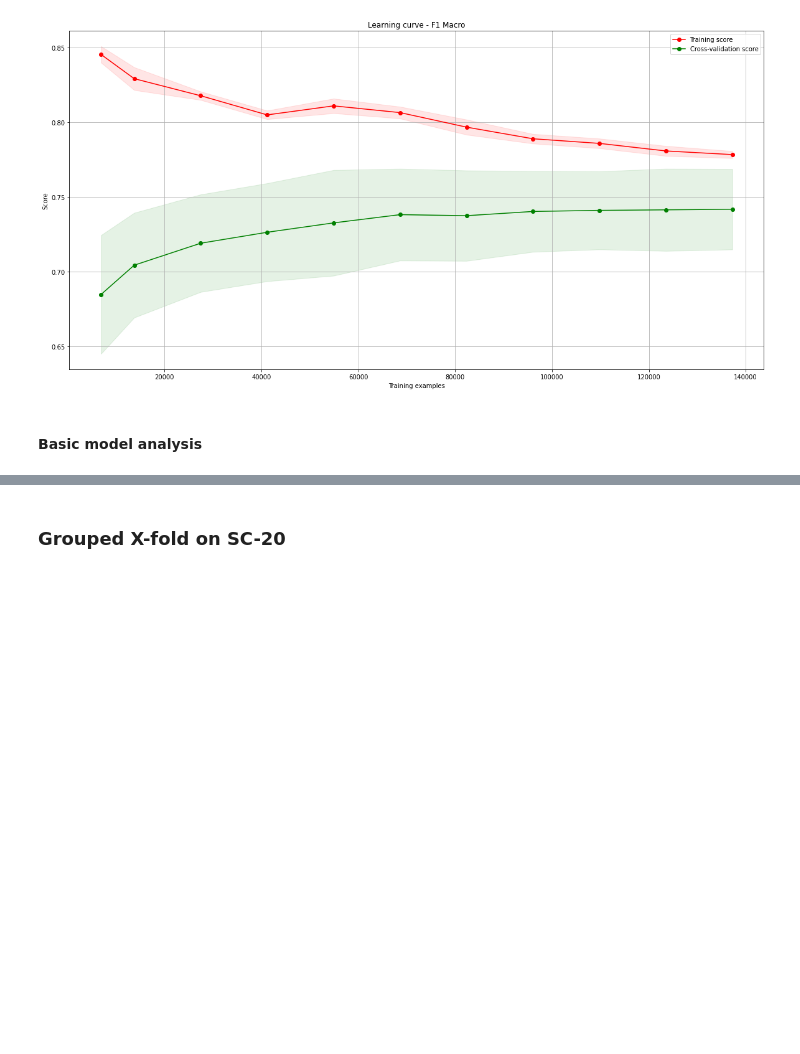
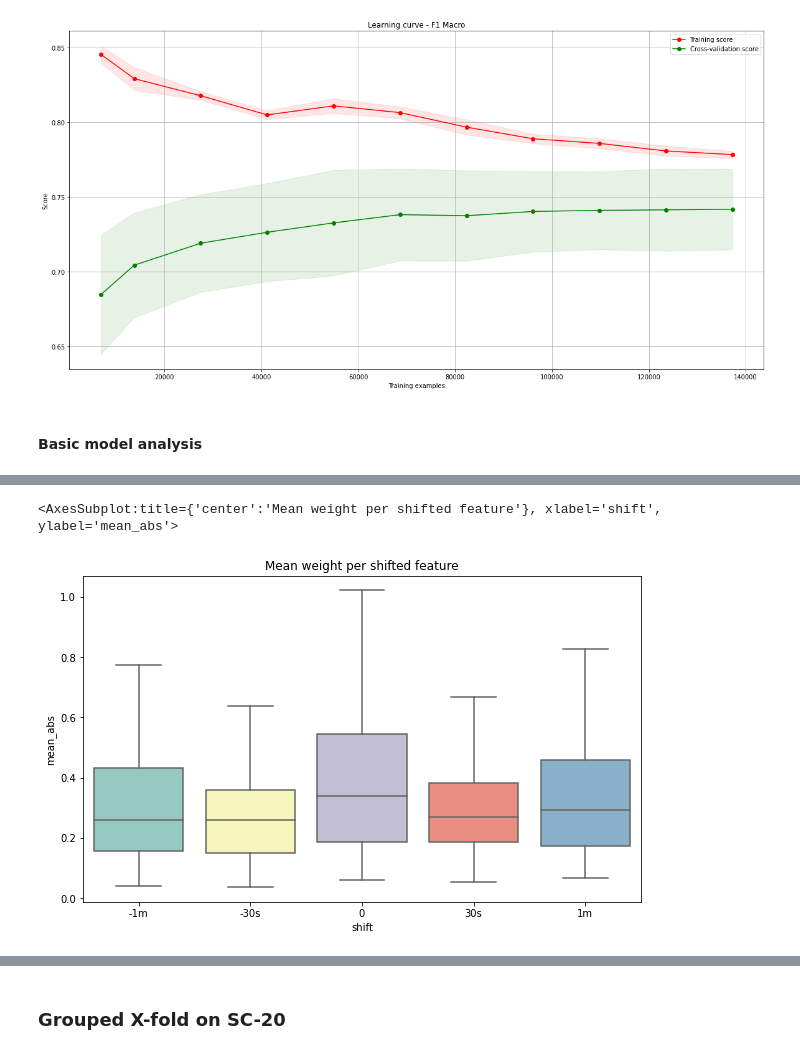
Before and after one commit to predict-idlab/sleep-linear, a Jupyter notebook: notebooks/SleepEDF-SC +- 30min.ipynb, the cells around one changed output, grey strips where cells are left out. Drawn from its saved outputs; the diff is of its cells as text; code cells hidden in the pictures; blank space fills up the shorter version.

```diff
--- a/notebooks/SleepEDF-SC +- 30min.ipynb
+++ b/notebooks/SleepEDF-SC +- 30min.ipynb
@@ -961,0 +1015,23 @@ plot_linear_classification_coefs(pipe, feat_cols=feat_cols)
+# %%
+df_impact = pd.DataFrame()
+df_impact["feature"] = feat_cols
+for i, c in enumerate(pipe.classes_):
+    df_impact[f"weight_{c}"] = pipe[-1].coef_[i,:]
+df_impact["max_abs"] = df_impact.filter(like="weight_").abs().max(axis=1)
+df_impact["mean_abs"] = df_impact.filter(like="weight_").abs().mean(axis=1)
+
+def get_shift(feat_name: str):
+    if not "shift=" in feat_name or "w=1m" in feat_name:
+        return "0"
+    return feat_name.split("shift=")[-1]
+df_impact["shift"] = df_impact.feature.apply(get_shift)
+# print(df_impact["shift"].value_counts())
+
+def get_window_size(feat_name: str):
+    return feat_name.split("__w=")[1].split("_")[0]
+
+df_impact["win_size"] = df_impact.feature.apply(get_window_size)
+# print(df_impact["win_size"].value_counts())
+# print(df_impact[df_impact["shift"] == "0"]["win_size"].value_counts())
+
+df_impact.head(5)
@@ -961,0 +1045,20 @@ plot_linear_classification_coefs(pipe, feat_cols=feat_cols)
+# %%
+import seaborn as sns
+
+sub_df = df_impact[df_impact["win_size"] == "30s"]
+
+plt.figure(figsize=(10,6))
+plt.title("Mean weight per shifted feature")
+# sns.set_context("talk")
+sns.boxplot(
+    x=sub_df["shift"],
+    y=sub_df["mean_abs"],
+    order=["-1m", "-30s", "0", "30s", "1m"],
+    showfliers=False,
+    palette="Set3",
+    # height=8,
+    # aspect=2,
+)
+# %% [output]
+<AxesSubplot:title={'center':'Mean weight per shifted feature'}, xlabel='shift', ylabel='mean_abs'>
+[figure, added]
```
Also changed, not shown: parts of 30 cells of this notebook, 3 other files.
